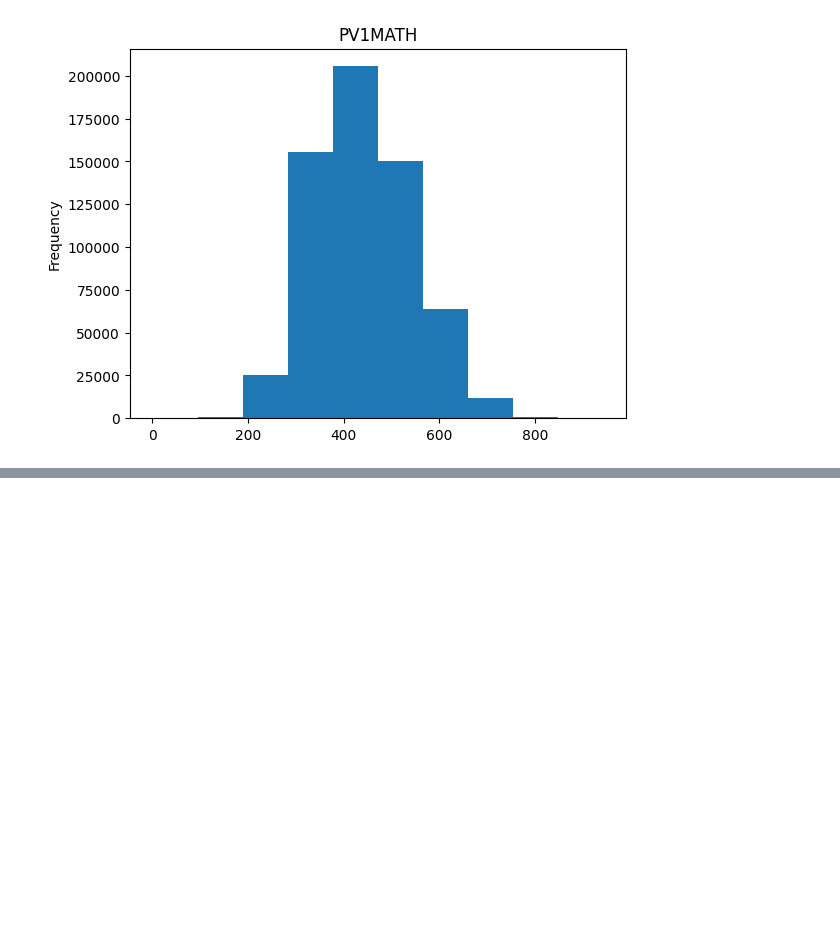
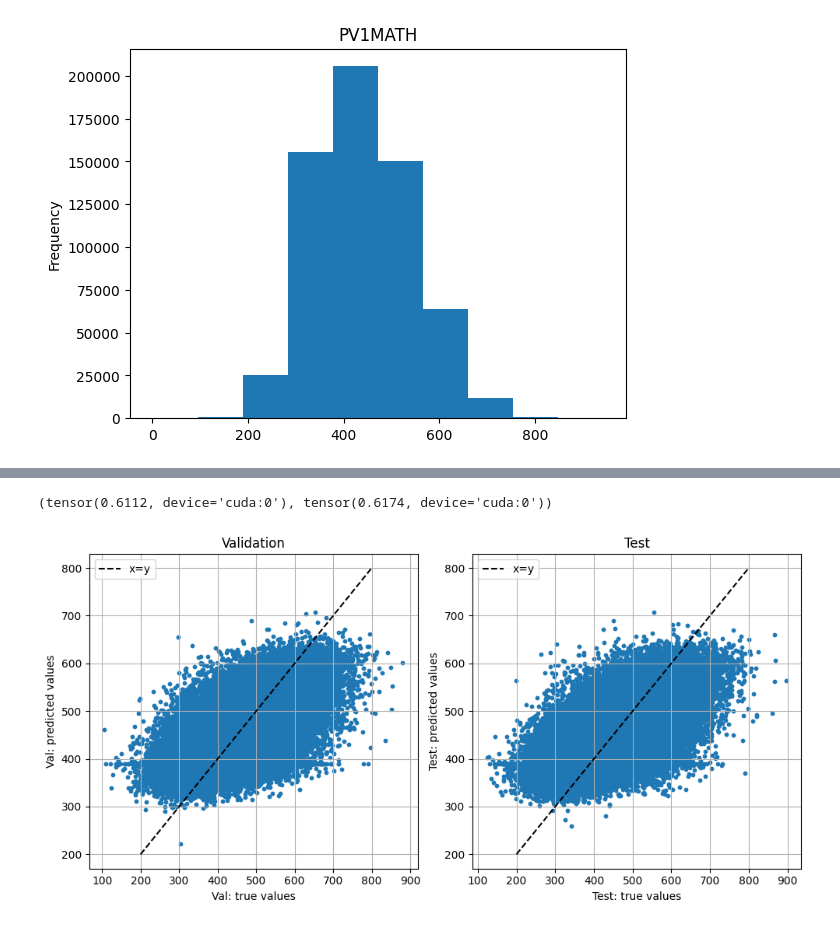
Before and after one commit to GatiAher/pisa_oecd_analysis, a Jupyter notebook: notebooks/exploratory_student_questionnaire.ipynb, the cells around one changed output, grey strips where cells are left out. Drawn from its saved outputs; the diff is of its cells as text; code cells hidden in the pictures; blank space fills up the shorter version.

```diff
--- a/notebooks/exploratory_student_questionnaire.ipynb
+++ b/notebooks/exploratory_student_questionnaire.ipynb
@@ -344,0 +587,3 @@ sns.heatmap(c)
+# %%
+X_train, X_test, y_train, y_test = train_test_split(features, labels, test_size = 0.20, random_state = 42)
+X_val, X_test, y_val, y_test = train_test_split(X_test, y_test, test_size = 0.5, random_state = 42)
@@ -344,0 +614,3 @@ sns.heatmap(c)
+# %%
+pv1math_mean = y_train.mean()
+pv1math_std = y_train.std()
@@ -344,0 +662,11 @@ sns.heatmap(c)
+# %%
+def predict(model, X, batch_size, device):
+    model.eval()
+    preds = []
+    iter = tqdm(range(0, len(X), batch_size))
+    for i in iter:
+        x = torch.FloatTensor(X[i : i + batch_size].to_numpy()).to(device)
+        with torch.no_grad():
+            preds.append(model(x))
+
+    return torch.cat(preds, dim=0).squeeze()
@@ -344,0 +740,33 @@ sns.heatmap(c)
+# %%
+y_val_pred = predict(model, X_val, batch_size=512, device=device)
+y_test_pred = predict(model, X_test, batch_size=512, device=device)
+# %%
+val_mse = F.mse_loss(input=y_val_pred, target=torch.FloatTensor(y_val_normalized.to_numpy()).to(device))
+test_mse = F.mse_loss(input=y_test_pred, target=torch.FloatTensor(y_test_normalized.to_numpy()).to(device))
+
+val_mse, test_mse
+# %% [output]
+(tensor(0.6112, device='cuda:0'), tensor(0.6174, device='cuda:0'))
+# %%
+xy_points = np.arange(200, 800)
+fig, axes = plt.subplots(nrows=1, ncols=2, figsize=(10, 5))
+axes[0].scatter(y_val.to_numpy(), y_val_pred.cpu().numpy()*pv1math_std + pv1math_mean, s=10)
+axes[0].plot(xy_points, xy_points, c='k', ls='--', label='x=y')
+axes[0].grid()
+axes[0].set_xlabel('Val: true values')
+axes[0].set_ylabel('Val: predicted values')
+axes[0].set_title('Validation')
+axes[0].legend()
+
+axes[1].scatter(y_test.to_numpy(), y_test_pred.cpu().numpy()*pv1math_std + pv1math_mean, s=10)
+axes[1].plot(xy_points, xy_points, c='k', ls='--', label='x=y')
+axes[1].grid()
+axes[1].set_xlabel('Test: true values')
+axes[1].set_ylabel('Test: predicted values')
+axes[1].set_title('Test')
+axes[1].legend()
+
+plt.tight_layout()
+plt.savefig('../figures/mlp-2-layer-val-test-scatter.png')
+# %% [output]
+[figure, added]
```
Also changed, not shown: parts of 43 cells of this notebook, 6 other files.
